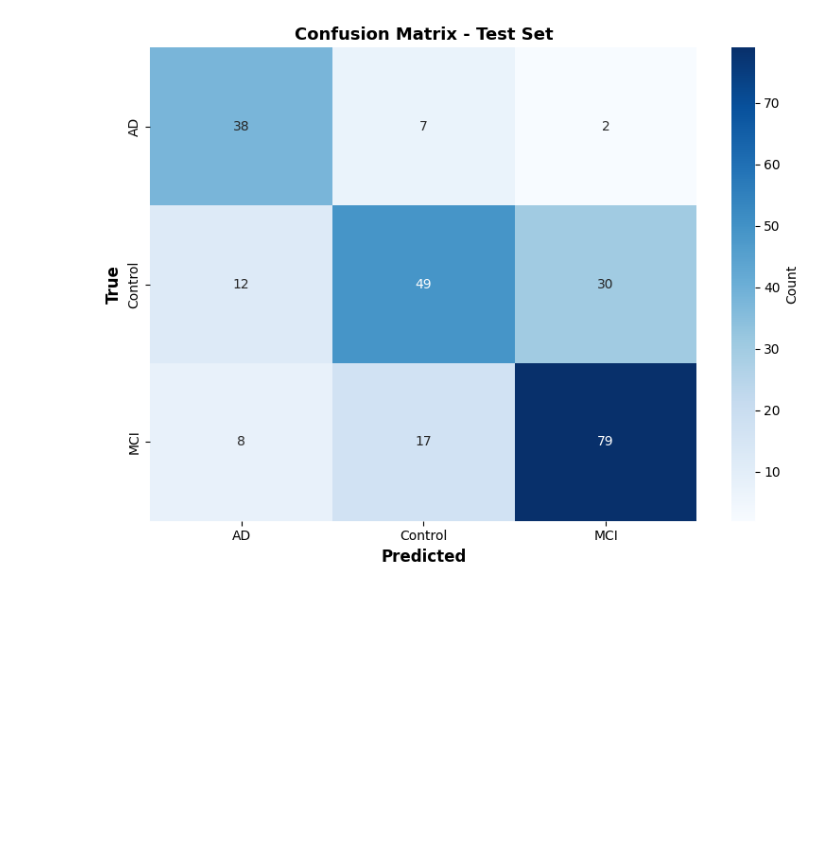
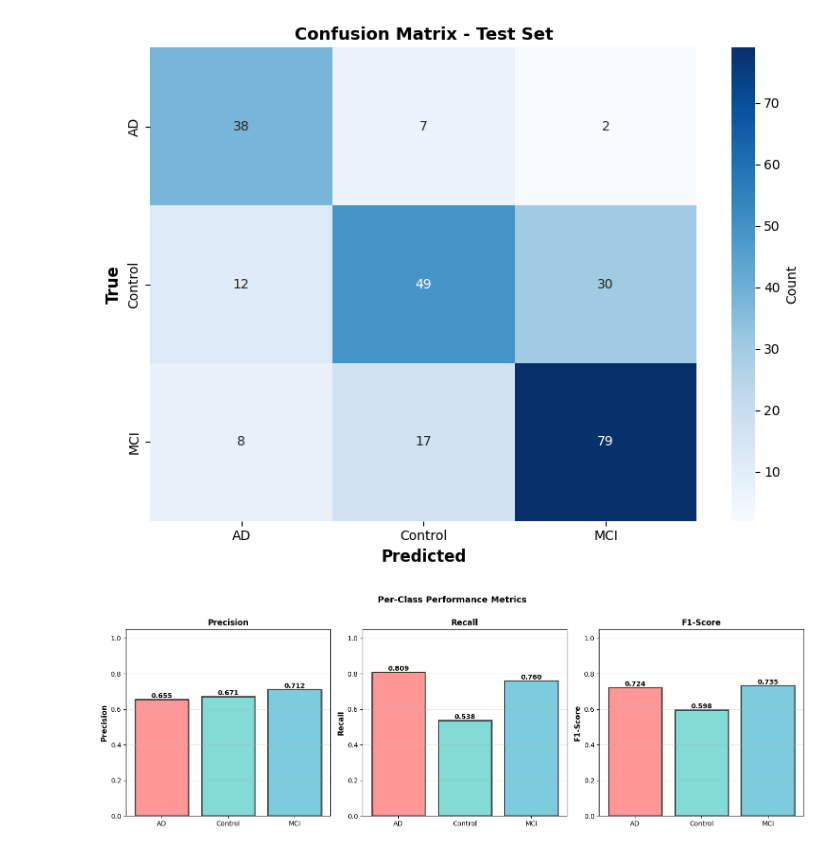
Before and after one commit to bkiritom8/ML-Course-Project, a Jupyter notebook: Modelling.ipynb, the cells around one changed output. Saved outputs shown, nothing was run; the diff lists cells and outputs as text; code cells hidden in the pictures; blank space fills up the shorter version.

Commit message:
per-class metrics visualization

```diff
--- a/Modelling.ipynb
+++ b/Modelling.ipynb
@@ -1051,3 +1051,30 @@ plt.savefig('05_confusion_matrix.png', dpi=300, bbox_inches='tight')
 plt.show()
 # %% [output]
 [figure]
+# %%
+fig, axes = plt.subplots(1, 3, figsize=(15, 5))
+
+metrics = ['Precision', 'Recall', 'F1-Score']
+data = [precision, recall, f1]
+colors_bar = ['#FF6B6B', '#4ECDC4', '#45B7D1']
+
+for ax, metric_name, metric_data in zip(axes, metrics, data):
+    bars = ax.bar(['AD', 'Control', 'MCI'], metric_data, color=colors_bar,
+                   alpha=0.7, edgecolor='black', linewidth=2)
+    ax.set_ylabel(metric_name, fontsize=11, fontweight='bold')
+    ax.set_ylim([0, 1.05])
+    ax.set_title(metric_name, fontsize=12, fontweight='bold')
+    ax.grid(axis='y', alpha=0.3)
+
+    # Add value labels
+    for bar in bars:
+        height = bar.get_height()
+        ax.text(bar.get_x() + bar.get_width()/2., height,
+                f'{height:.3f}', ha='center', va='bottom', fontsize=10, fontweight='bold')
+
+plt.suptitle('Per-Class Performance Metrics', fontsize=13, fontweight='bold', y=1.00)
+plt.tight_layout()
+plt.savefig('06_per_class_metrics.png', dpi=300, bbox_inches='tight')
+plt.show()
+# %% [output]
+[figure, added]
```
Also changed, not shown: 1 other file.
